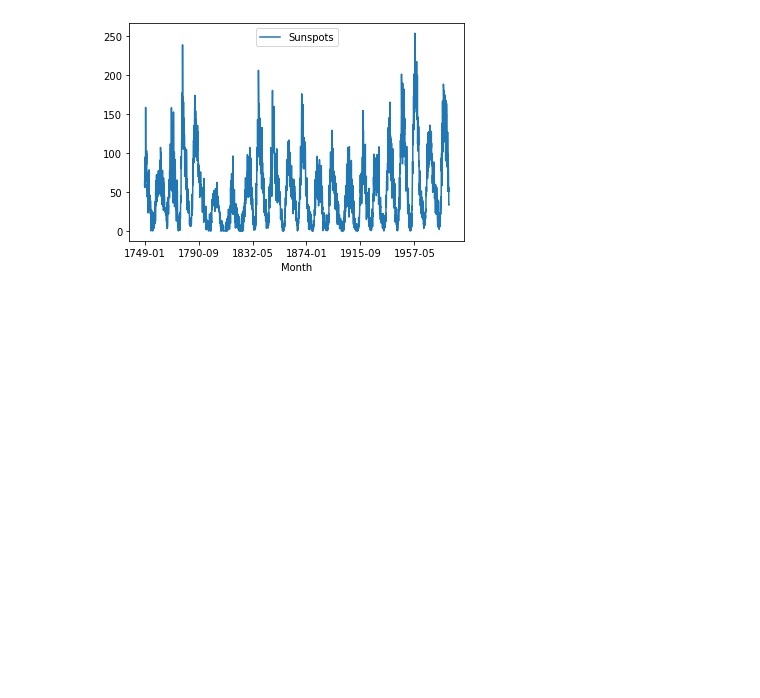
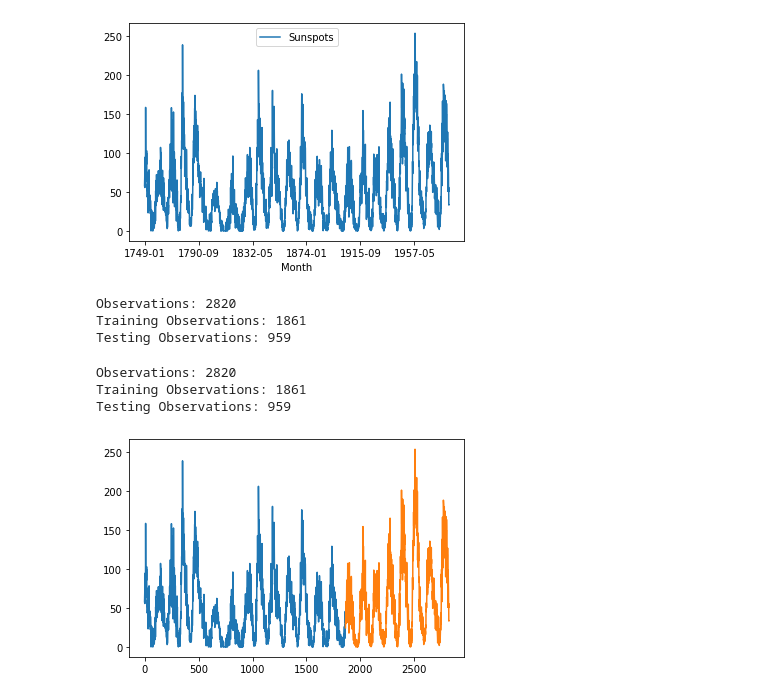
Before and after one commit to lymboy/Time-Series-Forecasting, a Jupyter notebook: sunspots/code.ipynb, the cells around one changed output. Drawn from its saved outputs; the diff is of its cells as text; code cells hidden in the pictures; blank space fills up the shorter version.

```diff
--- a/sunspots/code.ipynb
+++ b/sunspots/code.ipynb
@@ -2,7 +4,12 @@
 # Load sunspot data
 from pandas import read_csv
 from matplotlib import pyplot
-series = read_csv('./dataset/monthly-sunspots.csv', header=0, index_col=0)
+import warnings
+
+warnings.filterwarnings('ignore')
+
+DATA_PATH = './dataset/monthly-sunspots.csv'
+series = read_csv(DATA_PATH, header=0, index_col=0)
 print(series.head())
 series.plot()
 pyplot.show()
@@ -15,3 +22,34 @@ Month
 1749-04      55.7
 1749-05      85.0
 [figure]
+# %%
+from pandas import read_csv
+series = read_csv(DATA_PATH, header=0, index_col=0)
+X = series.values
+train_size = int(len(X) * 0.66)
+train, test = X[0:train_size], X[train_size:len(X)]
+print('Observations: %d' % (len(X)))
+print('Training Observations: %d' % (len(train)))
+print('Testing Observations: %d' % (len(test)))
+# %% [output]
+Observations: 2820
+Training Observations: 1861
+Testing Observations: 959
+# %%
+from pandas import read_csv
+from matplotlib import pyplot
+series = read_csv(DATA_PATH, header=0, index_col=0)
+X = series.values
+train_size = int(len(X) * 0.66)
+train, test = X[0:train_size], X[train_size:len(X)]
+print('Observations: %d' % (len(X)))
+print('Training Observations: %d' % (len(train)))
+print('Testing Observations: %d' % (len(test)))
+pyplot.plot(train)
+pyplot.plot([None for i in train] + [x for x in test])
+pyplot.show()
+# %% [output]
+Observations: 2820
+Training Observations: 1861
+Testing Observations: 959
+[figure, added]
```
Also changed, not shown: parts of 5 cells of this notebook, 1 other file.
